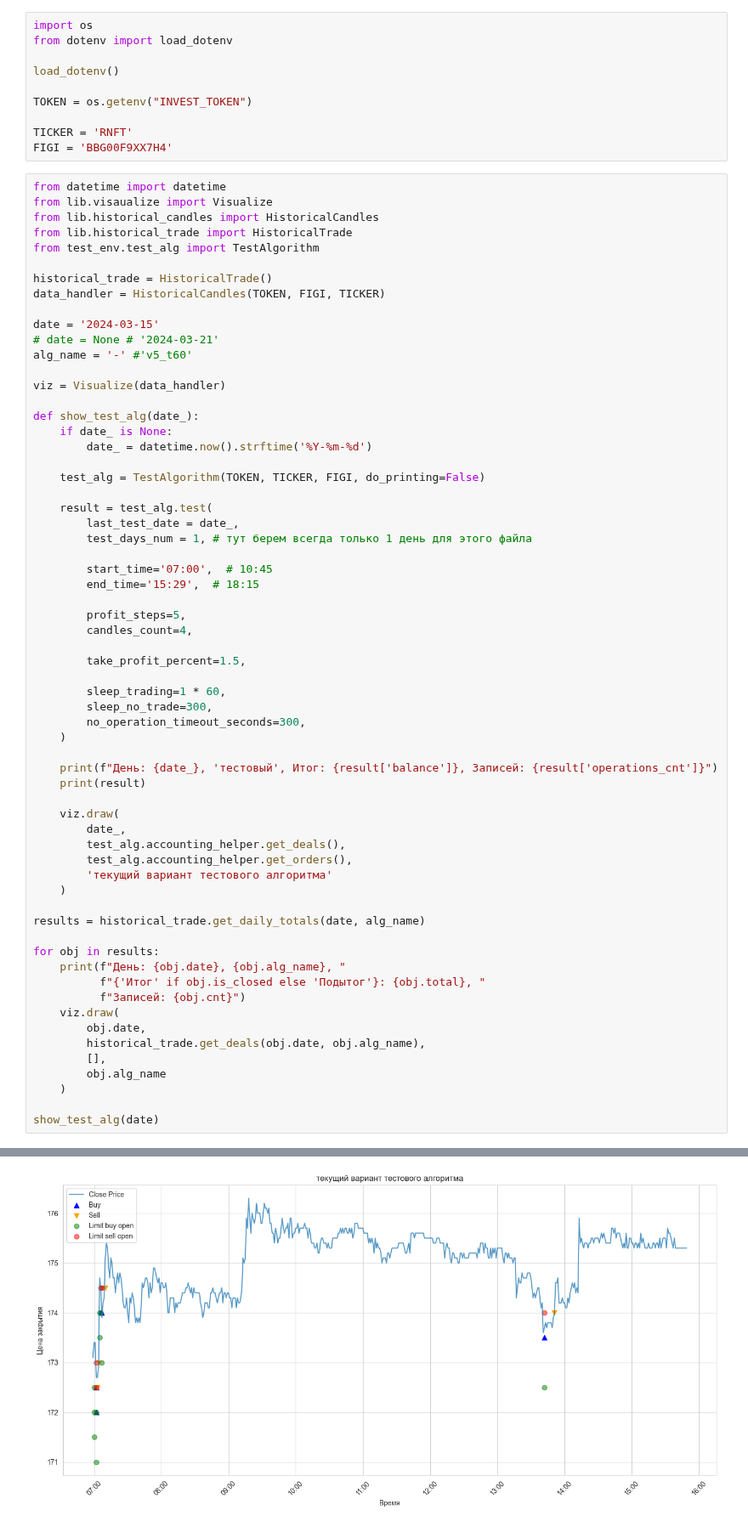
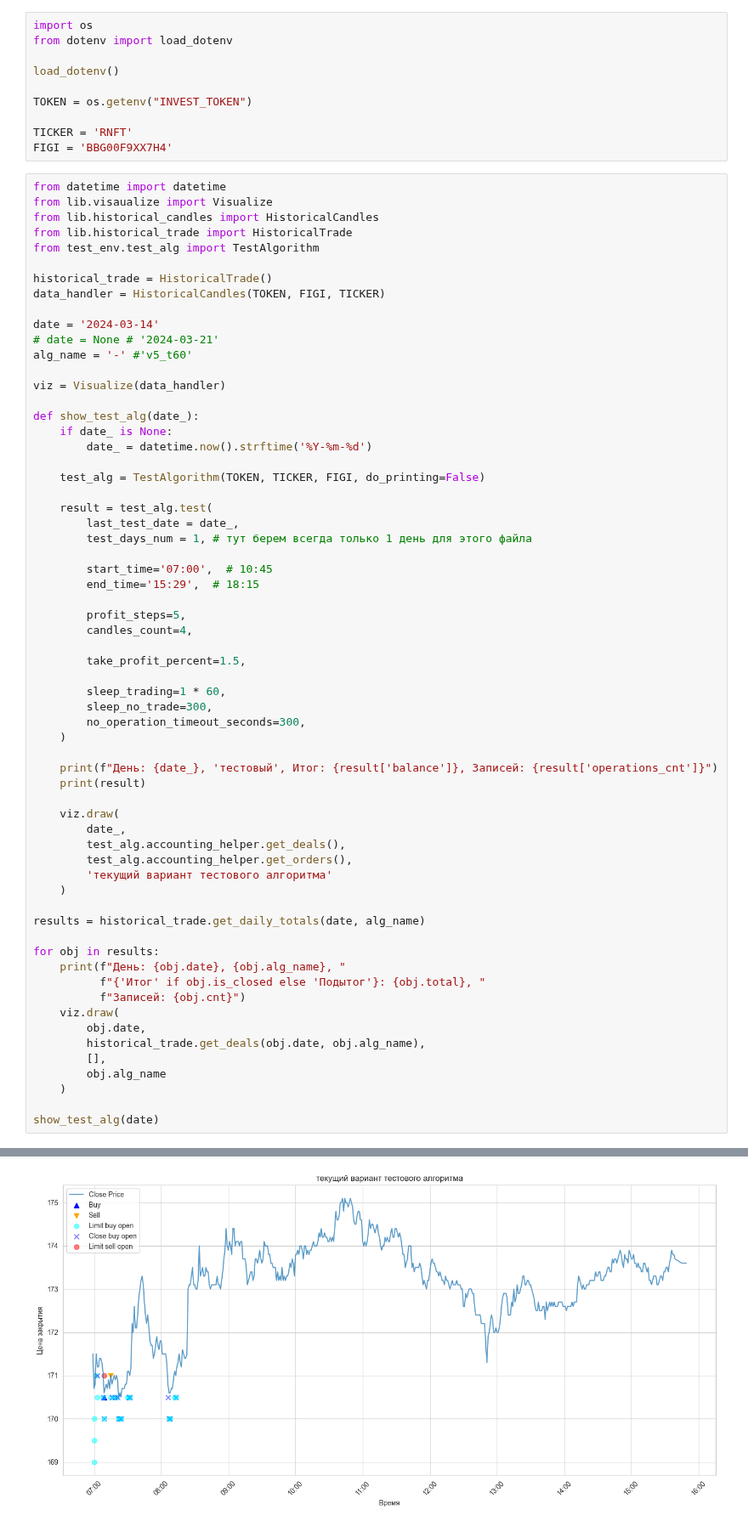
Before and after one commit to sapozhkov/fin, a Jupyter notebook: t_day_vis.ipynb, the cells around one changed output, grey strips where cells are left out. Shown at 85% size. Drawn from its saved outputs; the diff is of its cells as text.

```diff
--- a/t_day_vis.ipynb
+++ b/t_day_vis.ipynb
@@ -25,7 +25,7 @@ from test_env.test_alg import TestAlgorithm
 historical_trade = HistoricalTrade()
 data_handler = HistoricalCandles(TOKEN, FIGI, TICKER)
 
-date = '2024-03-15'
+date = '2024-03-14'
 # date = None # '2024-03-21'
 alg_name = '-' #'v5_t60'
 
@@ -84 +84 @@ show_test_alg(date)
-[figure, old version]
+[figure, new version]
```
Also changed, not shown: parts of 1 cell of this notebook, 5 other files.
